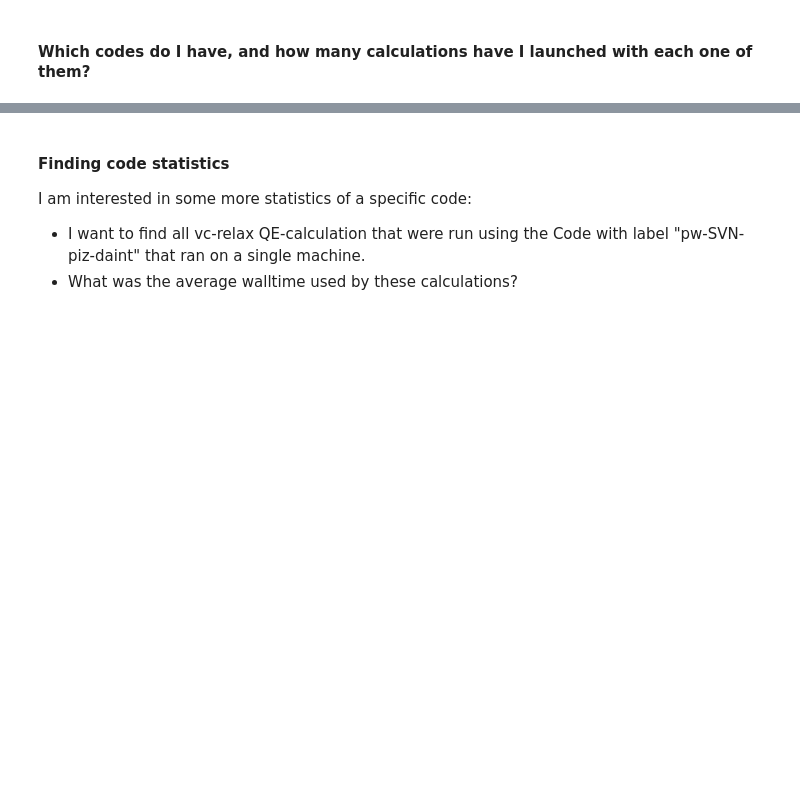
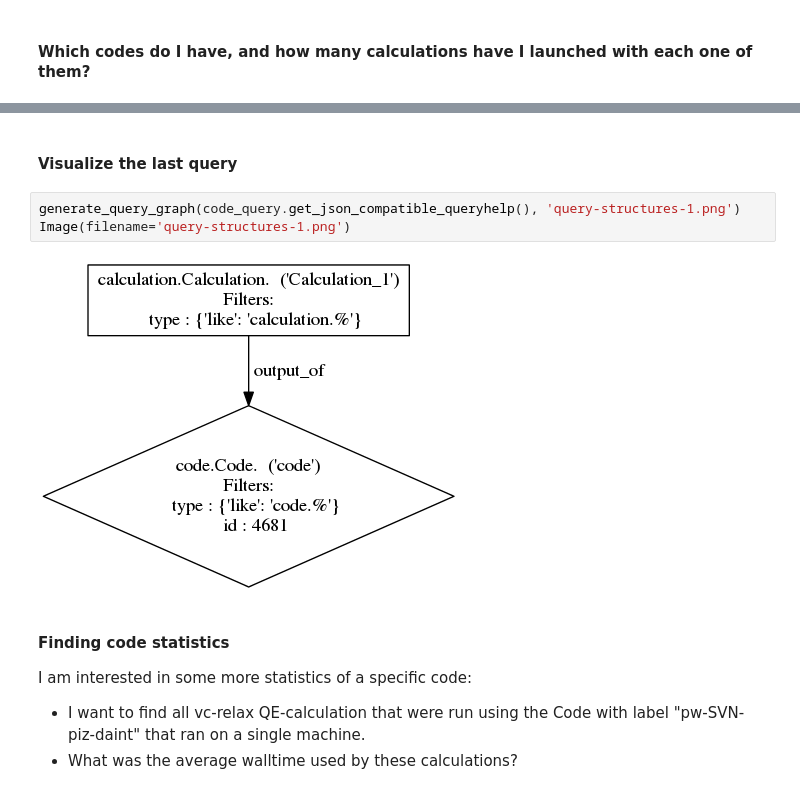
Before and after one commit to aiidateam/aiida_demos, a Jupyter notebook: notebook/query-structures-from-code.ipynb, the cells around one changed output, grey strips where cells are left out. Drawn from its saved outputs; the diff is of its cells as text; blank space fills up the shorter version.

Commit message:
Last modifications for demos (24/4 @ 20h): Mainly visuazation of structures.

```diff
--- a/notebook/query-structures-from-code.ipynb
+++ b/notebook/query-structures-from-code.ipynb
@@ -40,4 +86,11 @@ print "+-{:-^16}-+-{:-^16}-+".format("", "")
 +------------------+------------------+
+# %% [markdown]
+#### Visualize the last query
+# %%
+generate_query_graph(code_query.get_json_compatible_queryhelp(), 'query-structures-1.png')
+Image(filename='query-structures-1.png')
+# %% [output]
+[figure, added]
 # %% [markdown]
 #### Finding code statistics
 I am interested in some more statistics of a specific code:
```
Also changed, not shown: parts of 5 cells of this notebook, 3 other files.
